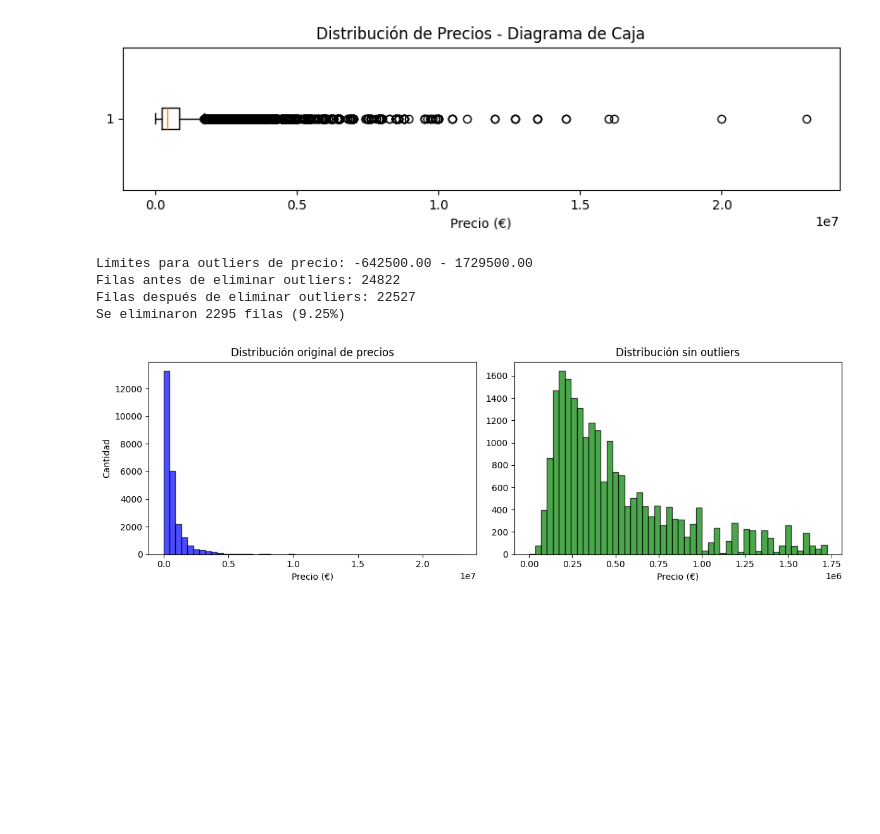
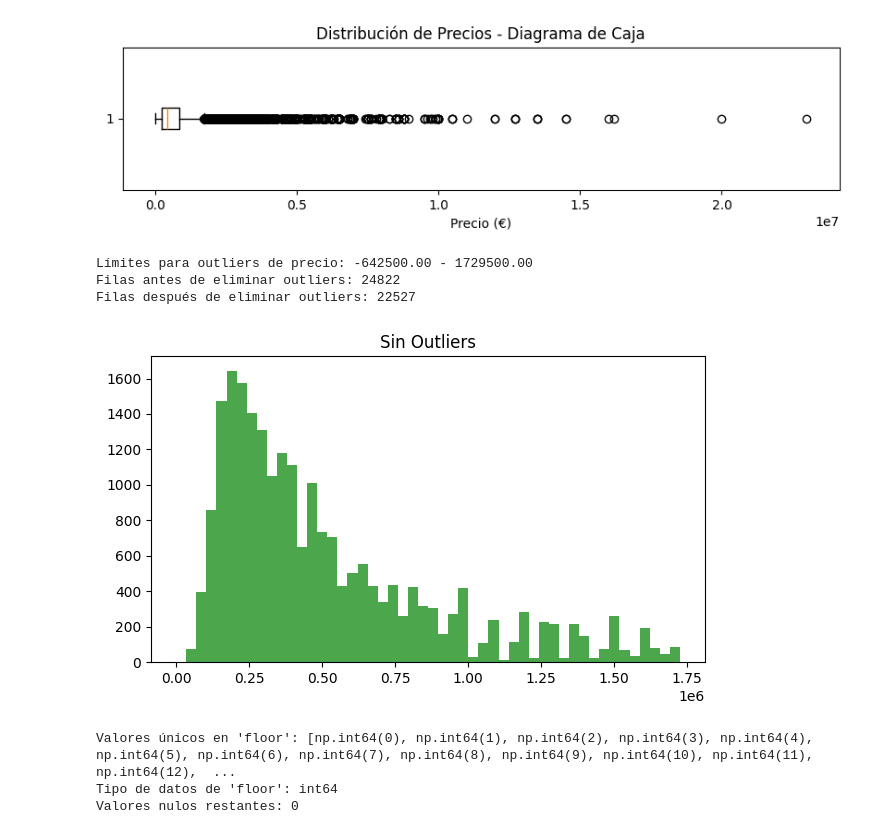
Before and after one commit to alejandrorod-tajamar/HousingPricesPrediction, a Jupyter notebook: Housing_Spain.ipynb, the cells around one changed output. Drawn from its saved outputs; the diff is of its cells as text; code cells hidden in the pictures; blank space fills up the shorter version.

Commit message:
Actualiza el notebook

```diff
--- a/Housing_Spain.ipynb
+++ b/Housing_Spain.ipynb
@@ -105,8 +109,10 @@ columns_to_drop = [
     'ground_size',           # 24822 nulos (100% faltante)
     'heating',               # 18531 nulos (93% faltante)
     'house_id',              # No aporta al modelo
+    'house_type',            # No aporta al modelo
     'kitchen',               # 24822 nulos (100% faltante)
     'lift',                  # 14720 nulos (74% faltante)
+    'loc_city',              # Contiene datos no manejables
     'loc_district',          # 4633 nulos (46% faltante)
     'loc_full',              # No aporta al modelo
     'loc_neigh',             # 13200 nulos (66% faltante)
@@ -119,10 +125,10 @@ columns_to_drop = [
 ]
 # %%
 # Eliminar columnas seleccionadas
-df_cleaned = df.drop(columns=columns_to_drop)
+df = df.drop(columns=columns_to_drop)
 
 # Verificar resultado
-print("\nColumnas restantes:", df_cleaned.columns.tolist())
+print("\nColumnas restantes:", df.columns.tolist())
 print("\nValores faltantes después de limpieza:")
-print(df_cleaned.isnull().sum())
+print(df.isnull().sum())
 # %% [output]
@@ -168,8 +172,8 @@ bath_num             193            0.78
 # 1. Para columnas categóricas, rellenamos con la categoría más frecuente
 categorical_columns = ['condition', 'floor']
 for col in categorical_columns:
-    most_frequent = df_cleaned[col].mode()[0]
-    df_cleaned[col] = df_cleaned[col].fillna(most_frequent)
+    most_frequent = df[col].mode()[0]
+    df[col] = df[col].fillna(most_frequent)
     print(f"Columna '{col}' rellenada con el valor más frecuente: '{most_frequent}'")
 # %% [output]
 Columna 'condition' rellenada con el valor más frecuente: 'segunda mano/buen estado'
@@ -178,8 +182,8 @@ Columna 'floor' rellenada con el valor más frecuente: '2 plantas'
 # 2. Para columnas numéricas, rellenamos con la mediana
 numeric_cols_with_nulls = ['bath_num', 'room_num']
 for col in numeric_cols_with_nulls:
-    median_value = df_cleaned[col].median()
-    df_cleaned[col] = df_cleaned[col].fillna(median_value)
+    median_value = df[col].median()
+    df[col] = df[col].fillna(median_value)
     print(f"Columna '{col}' rellenada con la mediana: {median_value}")
 # %% [output]
 Columna 'bath_num' rellenada con la mediana: 2.0
@@ -224,47 +228,50 @@ plt.show()
 # %% [output]
 [figure]
 # %%
-# Identificar y eliminar outliers de precio usando el método IQR (Rango Intercuartil)
+# ---------------------------
+# 1. Eliminar outliers de precio
+# ---------------------------
 Q1 = df['price'].quantile(0.25)
 Q3 = df['price'].quantile(0.75)
 IQR = Q3 - Q1
 
-# Definir límites para considerar outliers (usando 1.5 como factor estándar)
 lower_bound = Q1 - 1.5 * IQR
 upper_bound = Q3 + 1.5 * IQR
 
 print(f"Límites para outliers de precio: {lower_bound:.2f} - {upper_bound:.2f}")
 print(f"Filas antes de eliminar outliers: {len(df)}")
 
-# Filtrar el dataframe para eliminar outliers
-df2 = df[(df['price'] >= lower_bound) & (df['price'] <= upper_bound)]
+df = df[(df['price'] >= lower_bound) & (df['price'] <= upper_bound)].copy()
+print(f"Filas después de eliminar outliers: {len(df)}")
 
-print(f"Filas después de eliminar outliers: {len(df2)}")
-print(f"Se eliminaron {len(df) - len(df2)} filas ({((len(df) - len(df2))/len(df)*100):.2f}%)")
-
-# Visualizar distribución sin outliers
+# Visualización
 plt.figure(figsize=(12,4))
-
-# Comparar histogramas: original vs sin outliers
-plt.subplot(1, 2, 1)
-plt.hist(df['price'], bins=50, color='blue', alpha=0.7, edgecolor='black')
-plt.title('Distribución original de precios')
-plt.xlabel('Precio (€)')
-plt.ylabel('Cantidad')
-
-plt.subplot(1, 2, 2)
-plt.hist(df2['price'], bins=50, color='green', alpha=0.7, edgecolor='black')
-plt.title('Distribución sin outliers')
-plt.xlabel('Precio (€)')
-
+plt.subplot(1,2,2)
+plt.hist(df['price'], bins=50, color='green', alpha=0.7)
+plt.title('Sin Outliers')
 plt.tight_layout()
 plt.show()
-
-# Actualizar el dataframe para análisis posteriores
-df = df2.copy()
 # %% [output]
 Límites para outliers de precio: -642500.00 - 1729500.00
 Filas antes de eliminar outliers: 24822
 Filas después de eliminar outliers: 22527
-Se eliminaron 2295 filas (9.25%)
-[figure, old version]
+[figure, new version]
+# %%
+# ---------------------------
+# 2. Limpiar columna 'floor' (versión corregida)
+# ---------------------------
+# Extraer números y convertir a float
+df['floor'] = df['floor'].str.extract(r'(\d+)', expand=False).astype(float)
+
+# Reemplazar NaN con 0 y convertir a entero
+df['floor'] = df['floor'].fillna(0).astype(int)
+
+# Verificación mejorada
+unique_floors = df['floor'].unique()
+print("\nValores únicos en 'floor':", sorted(unique_floors))
+print("Tipo de datos de 'floor':", df['floor'].dtype)
+print("Valores nulos restantes:", df['floor'].isnull().sum())
+# %% [output]
+Valores únicos en 'floor': [np.int64(0), np.int64(1), np.int64(2), np.int64(3), np.int64(4), np.int64(5), np.int64(6), np.int64(7), np.int64(8), np.int64(9), np.int64(10), np.int64(11), np.int64(12),  ...
+Tipo de datos de 'floor': int64
+Valores nulos restantes: 0
```
Also changed, not shown: parts of 8 cells of this notebook.
